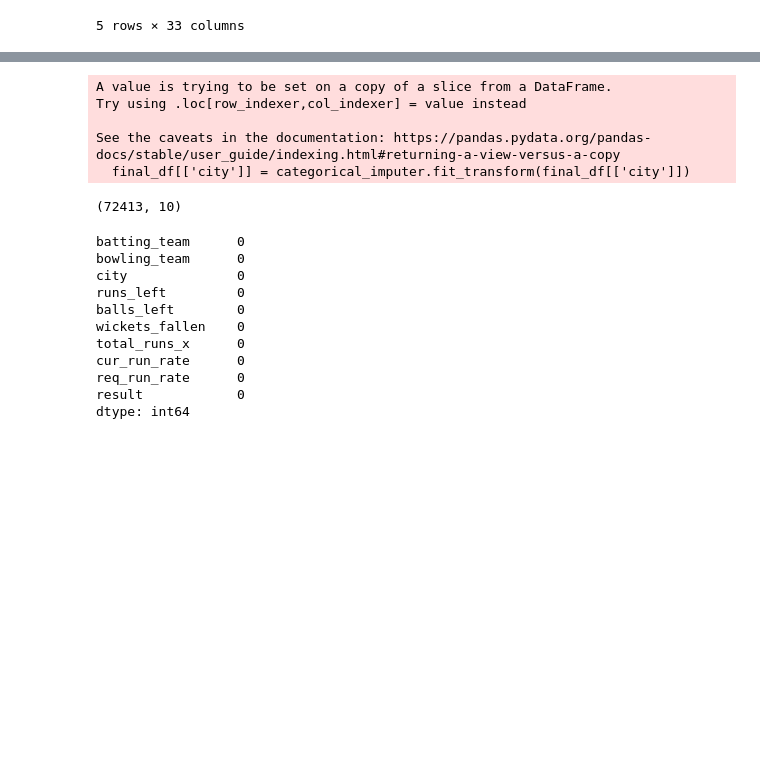
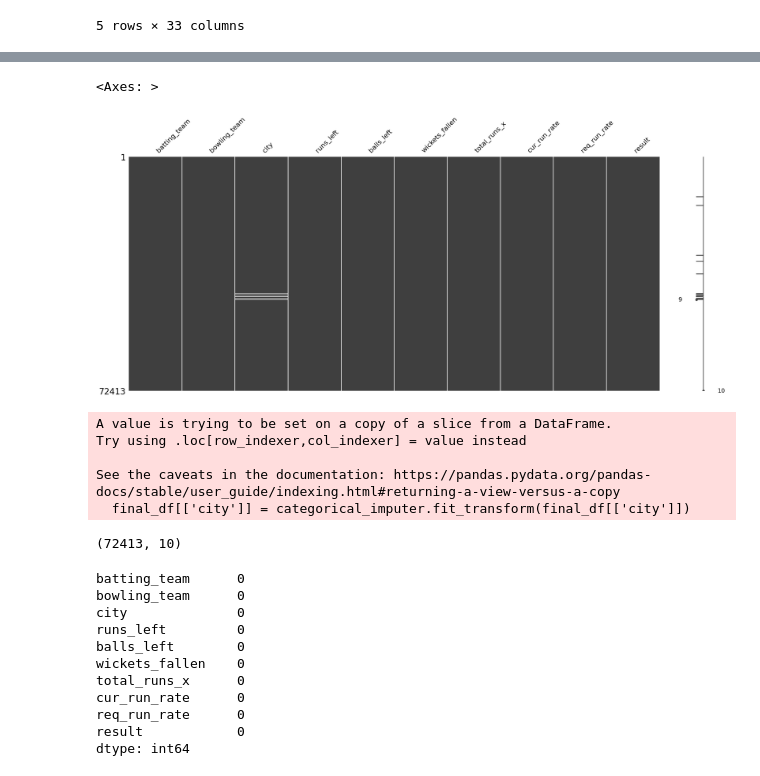
Before and after one commit to Rishi-7997/IPL-predictor, a Jupyter notebook: IPL Win Probability Predictor.ipynb, the cells around one changed output, grey strips where cells are left out. Cells and saved outputs as stored; diff of their text form; code cells hidden in the pictures; blank space fills up the shorter version.

```diff
--- a/IPL Win Probability Predictor.ipynb
+++ b/IPL Win Probability Predictor.ipynb
@@ -435,3 +512,9 @@ final_df.head()
+# %%
+import missingno as msno
+msno.matrix(final_df)
+# %% [output]
+<Axes: >
+[figure, added]
 # %%
 from sklearn.impute import SimpleImputer
 from feature_engine.imputation import MeanMedianImputer
```
Also changed, not shown: parts of 9 cells of this notebook, 1 other file.
